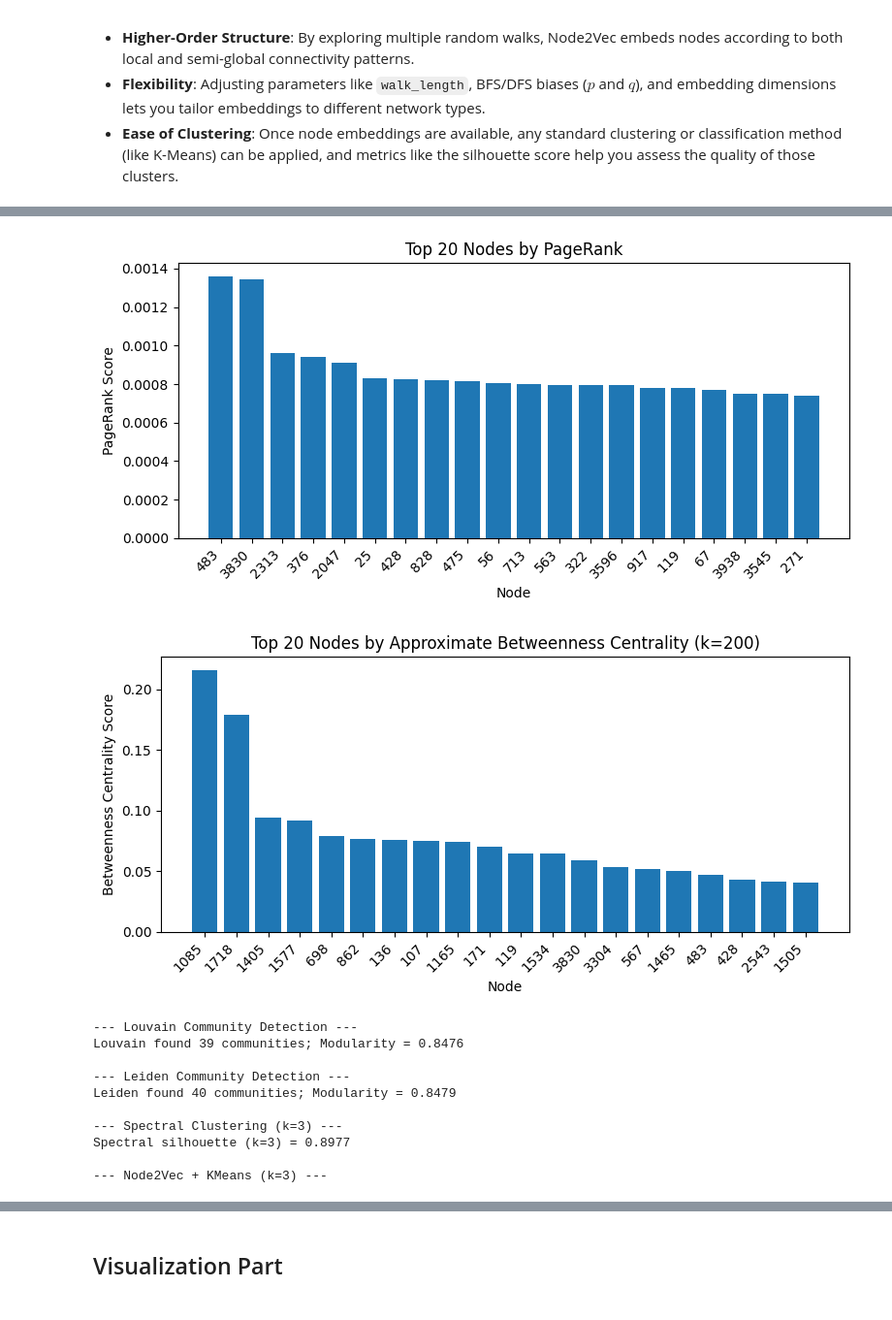
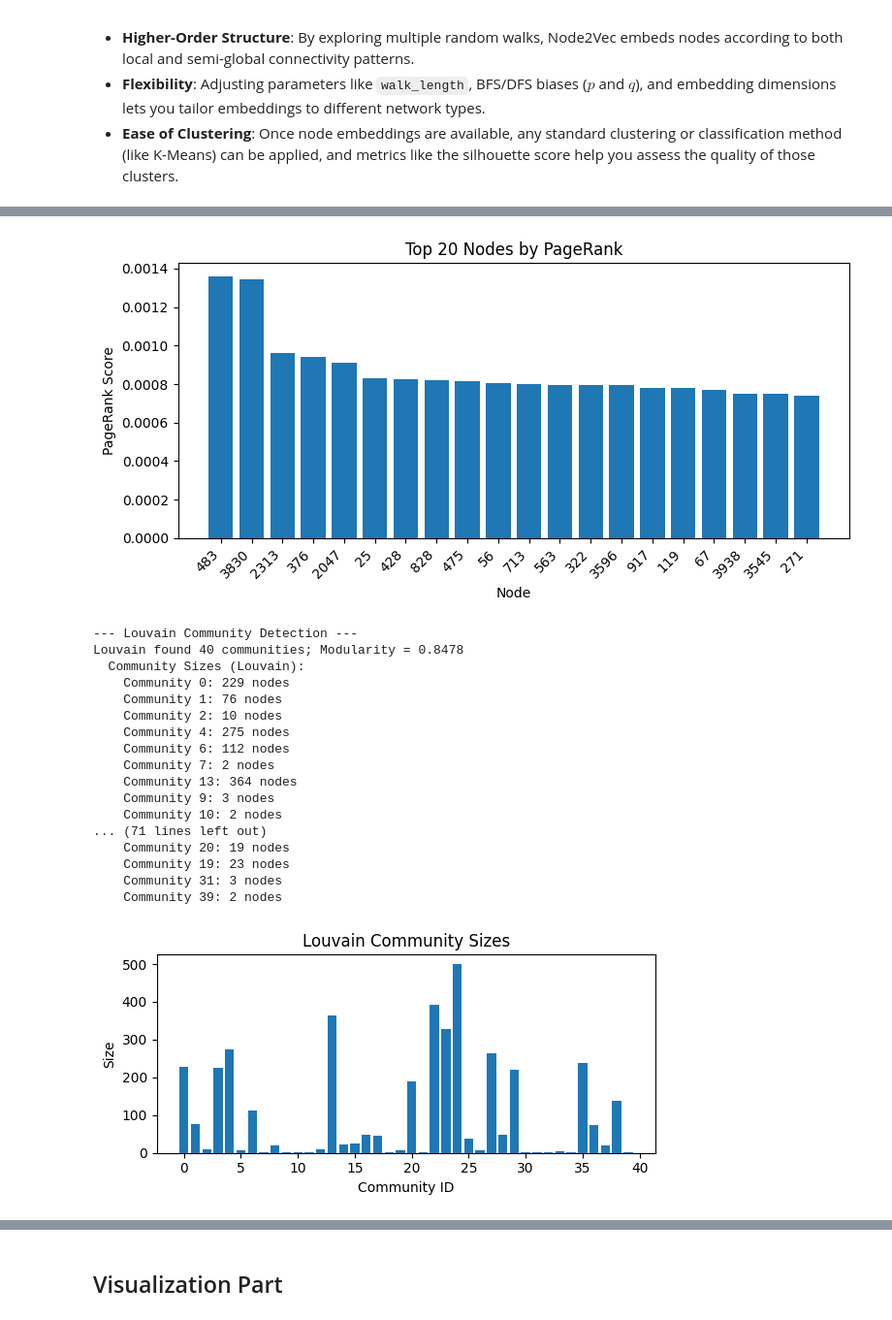
Before and after one commit to mateusgoto01/graph_facebook_analysis, a Jupyter notebook: FERNDADES_GOTO_REGAZZI_graphe.ipynb, the cells around one changed output, grey strips where cells are left out. Shown at 97% size. Cells and saved outputs as stored; diff of their text form; code cells hidden in the pictures.

```diff
--- a/FERNDADES_GOTO_REGAZZI_graphe.ipynb
+++ b/FERNDADES_GOTO_REGAZZI_graphe.ipynb
@@ -167,13 +217,6 @@ def compute_and_show_centralities(G, k_center = 200):
     for node, val in pagerank_sorted[:5]:
         print(f"  Node {node} => {val:.3f}")
 
-    # Approximate Betweenness Centrality
-    k = k_center  # Number of sample nodes
-    approx_bet = nx.betweenness_centrality(G, k=k, seed=42)  # seed for reproducibility
-    approx_bet_sorted = sorted(approx_bet.items(), key=lambda x: x[1], reverse=True)
-    print(f"\nTop 5 nodes by Approximate Betweenness Centrality (k={k}):")
-    for node, val in approx_bet_sorted[:5]:
-        print(f"  Node {node} => {val:.3f}")
 
     # Plot distribution of degree centralities
     plt.figure(figsize=(6, 4))
@@ -197,17 +240,4 @@ def compute_and_show_centralities(G, k_center = 200):
     plt.xticks(rotation=45, ha='right')
     plt.tight_layout()
     plt.show()
-
-    # Plot top Approximate Betweenness Centrality values
-    top_bet = approx_bet_sorted[:top_n]
-    nodes_b, values_b = zip(*top_bet)
-
-    plt.figure(figsize=(8, 4))
-    plt.bar(range(len(nodes_b)), values_b, tick_label=[str(n) for n in nodes_b])
-    plt.title(f"Top {top_n} Nodes by Approximate Betweenness Centrality (k={k})")
-    plt.xlabel("Node")
-    plt.ylabel("Betweenness Centrality Score")
-    plt.xticks(rotation=45, ha='right')
-    plt.tight_layout()
-    plt.show()
 # %% [markdown]
@@ -762,7 +834,7 @@ Name: Node, dtype: object
 Done analyzing Zachary's Karate Club.
 # %%
 G_facebook = load_graph()
-results_f = analyze_graph(G_facebook, 200, graph_name="Facebook connection", do_plot=True)
+results_f = analyze_graph(G_facebook, graph_name="Facebook connection", do_plot=True, k = 10)
 # %% [output]
 ==== Analyzing Facebook connection ====
 Nodes: 3959, Edges: 84243
@@ -784,13 +855,20 @@ Top 5 nodes by PageRank:
 [figure]
 [figure]
+--- Louvain Community Detection ---
+Louvain found 40 communities; Modularity = 0.8478
+  Community Sizes (Louvain):
+    Community 0: 229 nodes
+    Community 1: 76 nodes
+    Community 2: 10 nodes
+    Community 4: 275 nodes
+    Community 6: 112 nodes
+    Community 7: 2 nodes
+    Community 13: 364 nodes
+    Community 9: 3 nodes
+    Community 10: 2 nodes
+... (71 lines left out)
+    Community 20: 19 nodes
+    Community 19: 23 nodes
+    Community 31: 3 nodes
+    Community 39: 2 nodes
-[figure, old version]
+[figure, new version]
---- Louvain Community Detection ---
-Louvain found 39 communities; Modularity = 0.8476
-
---- Leiden Community Detection ---
-Leiden found 40 communities; Modularity = 0.8479
-
---- Spectral Clustering (k=3) ---
-Spectral silhouette (k=3) = 0.8977
-
---- Node2Vec + KMeans (k=3) ---
```
Also changed, not shown: parts of 18 cells of this notebook.
